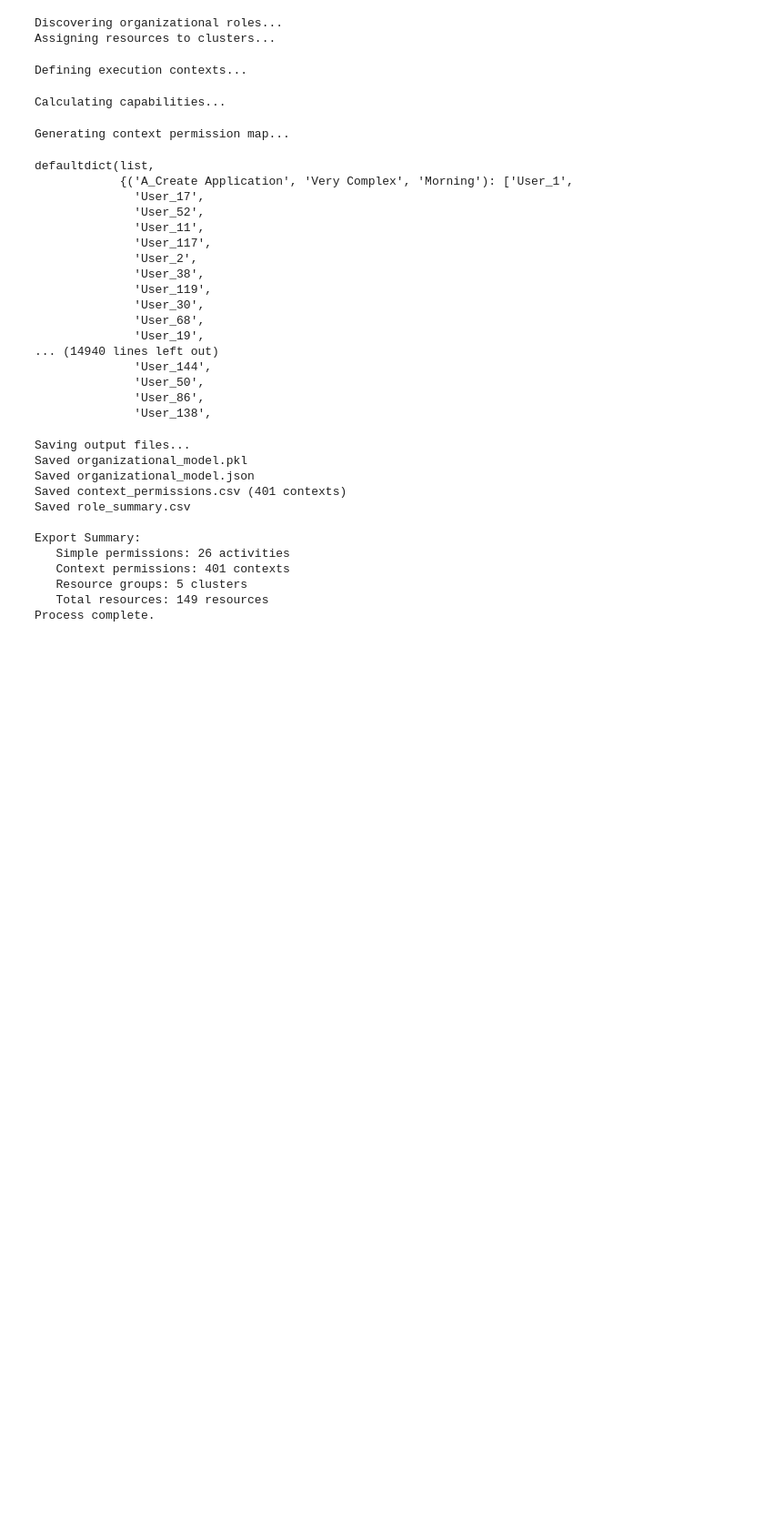
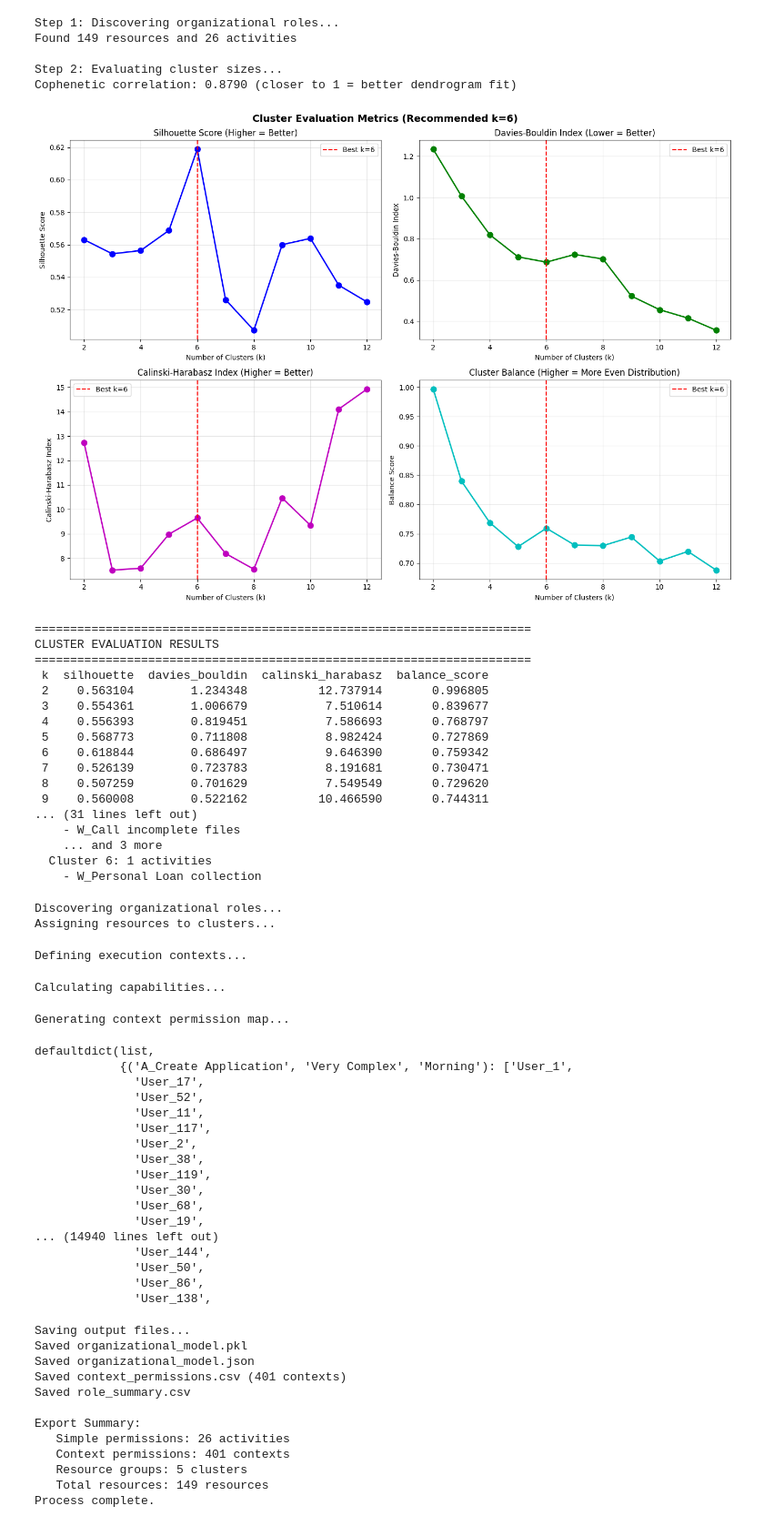
Before and after one commit to moritzhwnr/BPI_Simulation, a Jupyter notebook: resource_permissions/role_permission.ipynb, the cells around one changed output. Shown at 91% size. Drawn from its saved outputs; the diff is of its cells as text; code cells hidden in the pictures; blank space fills up the shorter version.

```diff
--- a/resource_permissions/role_permission.ipynb
+++ b/resource_permissions/role_permission.ipynb
@@ -14,6 +14,36 @@ event_log = xes_importer.apply(xes_path)
 # %%
 # Transform the event log to a pandas DataFrame
 df = log_converter.apply(event_log, variant=log_converter.Variants.TO_DATA_FRAME)
+# %%
+# Run cluster evaluation
+from cluster_evaluation import run_full_evaluation
+
+# With your loaded DataFrame:
+results = run_full_evaluation(df, min_k=2, max_k=12)
+# %% [output]
+Step 1: Discovering organizational roles...
+Found 149 resources and 26 activities
+
+Step 2: Evaluating cluster sizes...
+Cophenetic correlation: 0.8790 (closer to 1 = better dendrogram fit)
+[figure, added]
+======================================================================
+CLUSTER EVALUATION RESULTS
+======================================================================
+ k  silhouette  davies_bouldin  calinski_harabasz  balance_score
+ 2    0.563104        1.234348          12.737914       0.996805
+ 3    0.554361        1.006679           7.510614       0.839677
+ 4    0.556393        0.819451           7.586693       0.768797
+ 5    0.568773        0.711808           8.982424       0.727869
+ 6    0.618844        0.686497           9.646390       0.759342
+ 7    0.526139        0.723783           8.191681       0.730471
+ 8    0.507259        0.701629           7.549549       0.729620
+ 9    0.560008        0.522162          10.466590       0.744311
+... (31 lines left out)
+    - W_Call incomplete files
+    ... and 3 more
+  Cluster 6: 1 activities
+    - W_Personal Loan collection
 # %%
 # 1. Roles & Clustering
 activity_clusters, resource_allocation_df, Z = rp.discover_roles(df)
```
Also changed, not shown: 9 other files.
